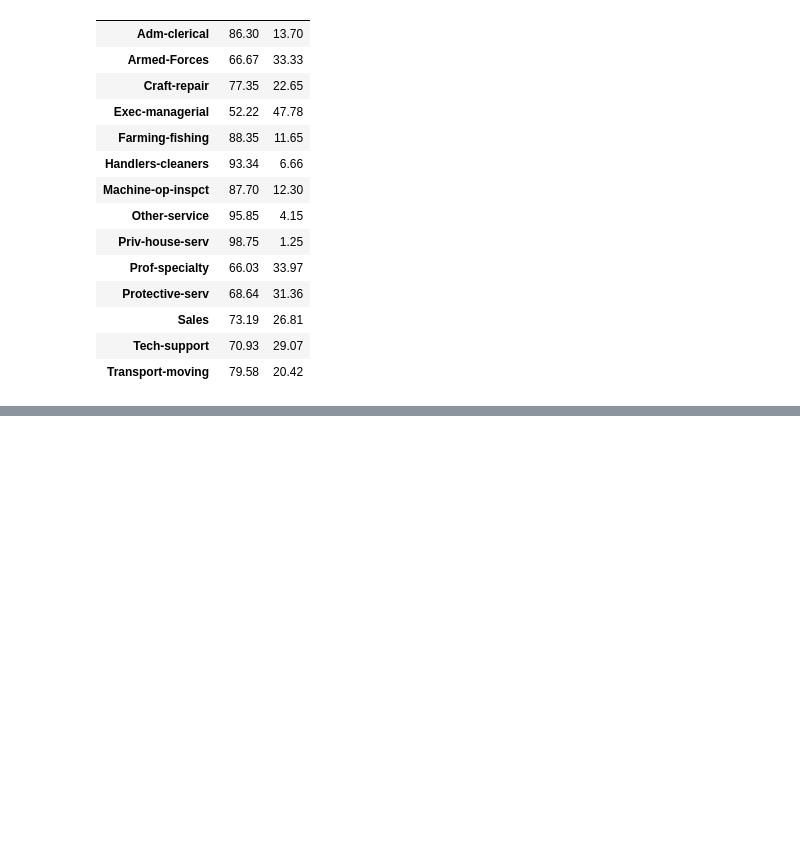
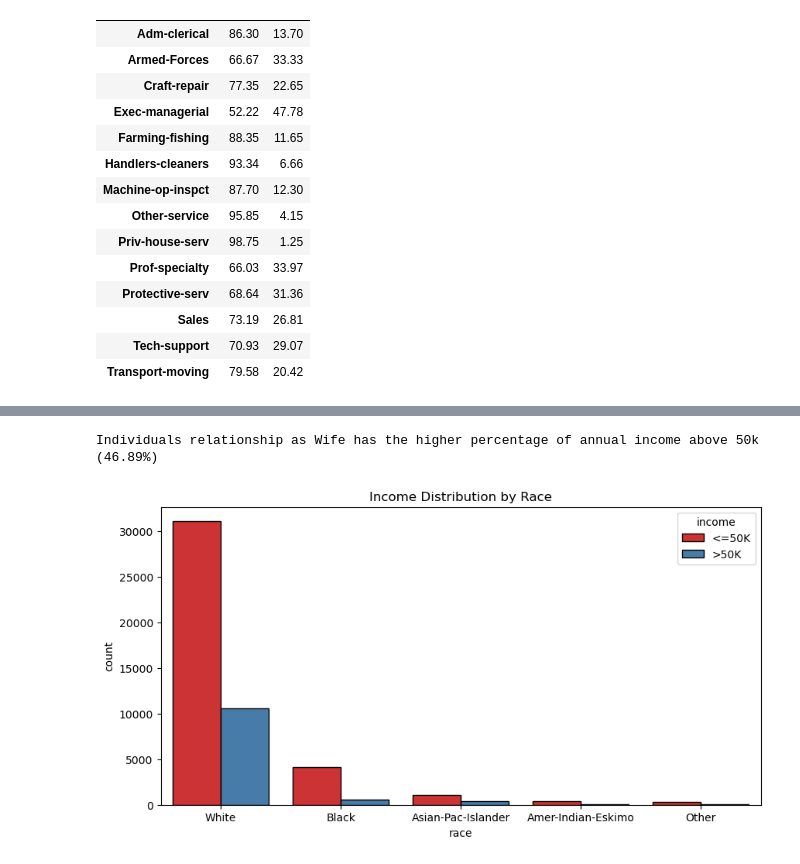
Before and after one commit to himashooo/Adult-Income, a Jupyter notebook: Adult Income.ipynb, the cells around one changed output, grey strips where cells are left out. Cells and saved outputs as stored; diff of their text form; code cells hidden in the pictures; blank space fills up the shorter version.

```diff
--- a/Adult Income.ipynb
+++ b/Adult Income.ipynb
@@ -441,0 +453,11 @@ income_occ
+# %%
+print(f"Individuals relationship as Wife has the higher percentage of annual income above 50k ({income_rel.loc['Wife','>50K']}%)")
+# %% [output]
+Individuals relationship as Wife has the higher percentage of annual income above 50k (46.89%)
+# %%
+plt.figure(figsize=(10,5))
+sns.countplot(data=df,x='race',hue='income',palette='Set1',edgecolor='black')
+plt.title('Income Distribution by Race')
+plt.show()
+# %% [output]
+[figure, added]
```
Also changed, not shown: parts of 31 cells of this notebook.
